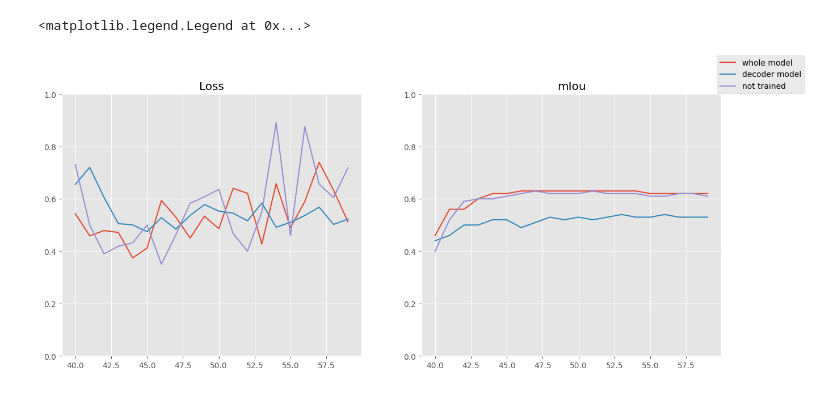
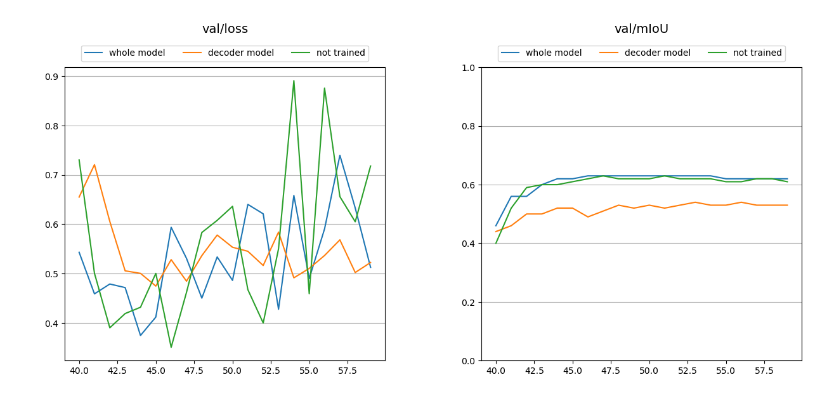
Before and after one commit to custibor99/dlvc_ss24, a Jupyter notebook: assignments/assignment_2/pictures.ipynb, the cells around one changed output. Cells and saved outputs as stored; diff of their text form; code cells hidden in the pictures.

```diff
--- a/assignments/assignment_2/pictures.ipynb
+++ b/assignments/assignment_2/pictures.ipynb
@@ -40,21 +44,24 @@ fig.legend()
-# %%
-fig, ax = plt.subplots(1,2, figsize=(15,6))
-
-ax[0].plot(whole40_test["loss"], label="whole model")
-ax[0].plot(decoder40_test["loss"], label="decoder model")
-ax[0].plot(none40_test["loss"], label="not trained")
-ax[0].set_title("Loss")
-ax[0].set_ylim([0,1])
-
-
-ax[1].plot(whole40_test["miou"])
-ax[1].plot(decoder40_test["miou"])
-ax[1].plot(none40_test["miou"])
-ax[1].set_title("mIou")
-ax[1].set_ylim([0,1])
-
-
-fig.legend()
-# %% [output]
-<matplotlib.legend.Legend at 0x...>
-[figure, removed]
+# %%
+fig, ax = plt.subplots(1,2, figsize=(15,6))
+plt.style.use('ggplot')
+plt.style.use('default')
+plt.rcParams['axes.facecolor'] = 'white'
+
+ax[0].plot(whole40_test["loss"], label="whole model")
+ax[0].plot(decoder40_test["loss"], label="decoder model")
+ax[0].plot(none40_test["loss"], label="not trained")
+ax[0].set_title("val/loss", fontsize=14, y=1.1)
+ax[0].legend(fontsize=10, loc='upper center', bbox_to_anchor=(0.5, 1.09), ncol=3)
+ax[0].grid(axis='y')
+ax[1].plot(whole40_test["miou"], label="whole model")
+ax[1].plot(decoder40_test["miou"], label="decoder model")
+ax[1].plot(none40_test["miou"], label="not trained")
+ax[1].set_title("val/mIoU", fontsize=14, y=1.1)
+ax[1].set_ylim([0,1])
+ax[1].legend(fontsize=10, loc='upper center', bbox_to_anchor=(0.5, 1.09), ncol=3)
+ax[1].grid(axis='y')
+fig.subplots_adjust(wspace=0.3, hspace=0.3)
+fig.savefig("img/segformer_test.png")
+plt.show()
+# %% [output]
+[figure, added]
```
Also changed, not shown: parts of 3 cells of this notebook, 7 other files.
